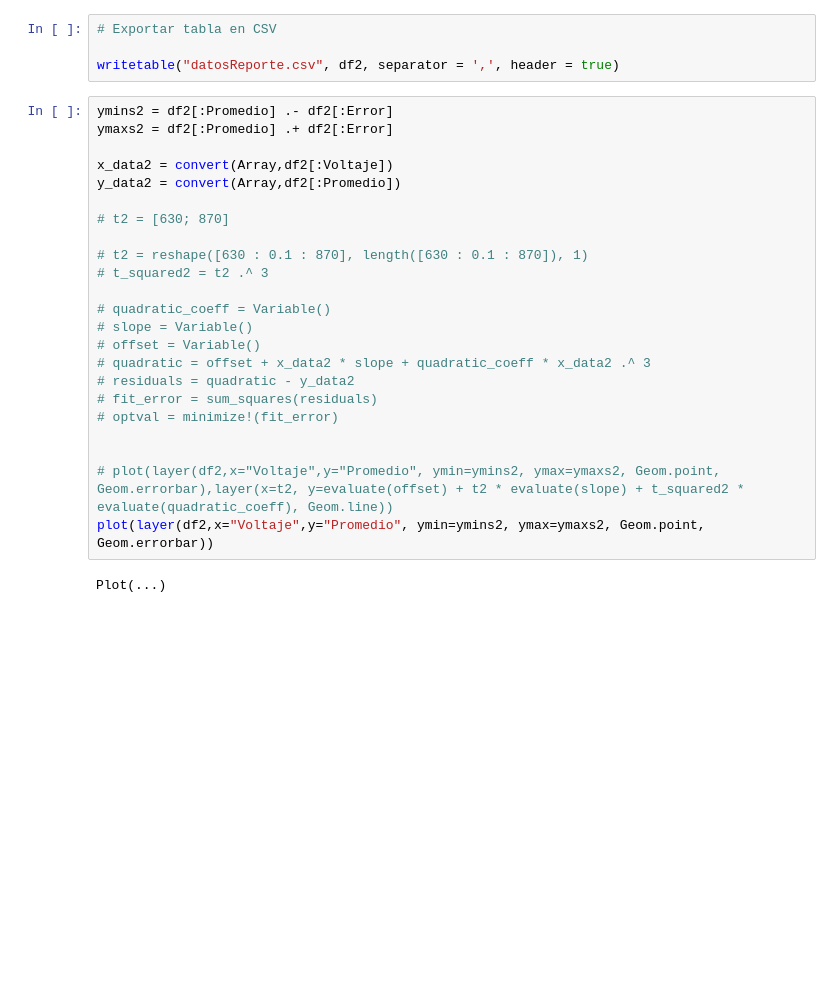
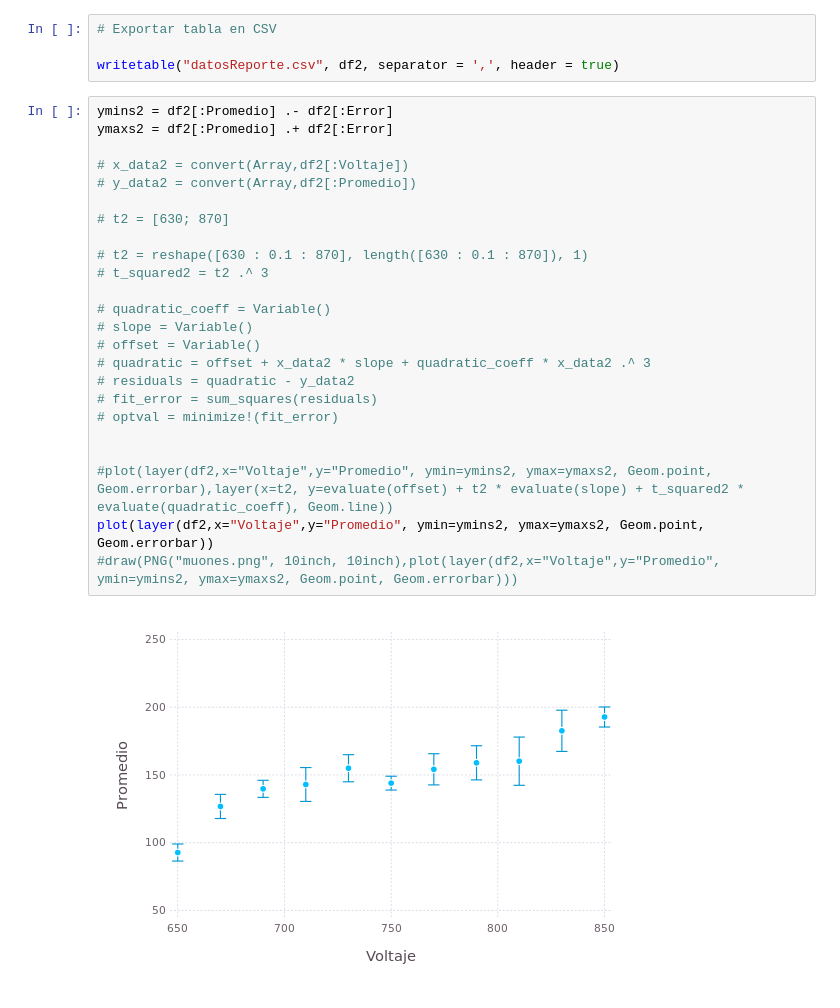
Before and after one commit to FavioVazquez/DeteccionRayosCosmicos-PCF, a Jupyter notebook: LaboratorioMuones/Medición - Punto de operación.ipynb, the cells around one changed output. Saved outputs shown, nothing was run; the diff lists cells and outputs as text; blank space fills up the shorter version.

Commit message:
- Finished notebooks for fits and data - Added several images for fits - Updated results section in the report - Added csv data for angles distributions

```diff
--- a/LaboratorioMuones/Medición - Punto de operación.ipynb
+++ b/LaboratorioMuones/Medición - Punto de operación.ipynb
@@ -270,25 +270,26 @@ writetable("datosReporte.csv", df2, separator = ',', header = true)
 # %%
 ymins2 = df2[:Promedio] .- df2[:Error]
 ymaxs2 = df2[:Promedio] .+ df2[:Error]
 
-x_data2 = convert(Array,df2[:Voltaje])
-y_data2 = convert(Array,df2[:Promedio])
+# x_data2 = convert(Array,df2[:Voltaje])
+# y_data2 = convert(Array,df2[:Promedio])
 
 # t2 = [630; 870]
 
 # t2 = reshape([630 : 0.1 : 870], length([630 : 0.1 : 870]), 1)
 # t_squared2 = t2 .^ 3
 
 # quadratic_coeff = Variable()
 # slope = Variable()
 # offset = Variable()
 # quadratic = offset + x_data2 * slope + quadratic_coeff * x_data2 .^ 3
 # residuals = quadratic - y_data2
 # fit_error = sum_squares(residuals)
 # optval = minimize!(fit_error)
 
 
-# plot(layer(df2,x="Voltaje",y="Promedio", ymin=ymins2, ymax=ymaxs2, Geom.point, Geom.errorbar),layer(x=t2, y=evaluate(offset) + t2 * evaluate(slope) + t_squared2 * evaluate(quadratic_coeff), Geom.line))
+#plot(layer(df2,x="Voltaje",y="Promedio", ymin=ymins2, ymax=ymaxs2, Geom.point, Geom.errorbar),layer(x=t2, y=evaluate(offset) + t2 * evaluate(slope) + t_squared2 * evaluate(quadratic_coeff), Geom.line))
 plot(layer(df2,x="Voltaje",y="Promedio", ymin=ymins2, ymax=ymaxs2, Geom.point, Geom.errorbar))
+#draw(PNG("muones.png", 10inch, 10inch),plot(layer(df2,x="Voltaje",y="Promedio", ymin=ymins2, ymax=ymaxs2, Geom.point, Geom.errorbar)))
 # %% [output]
-Plot(...)
+[figure, added]
```
Also changed, not shown: parts of 1 cell of this notebook, 7 other files.
